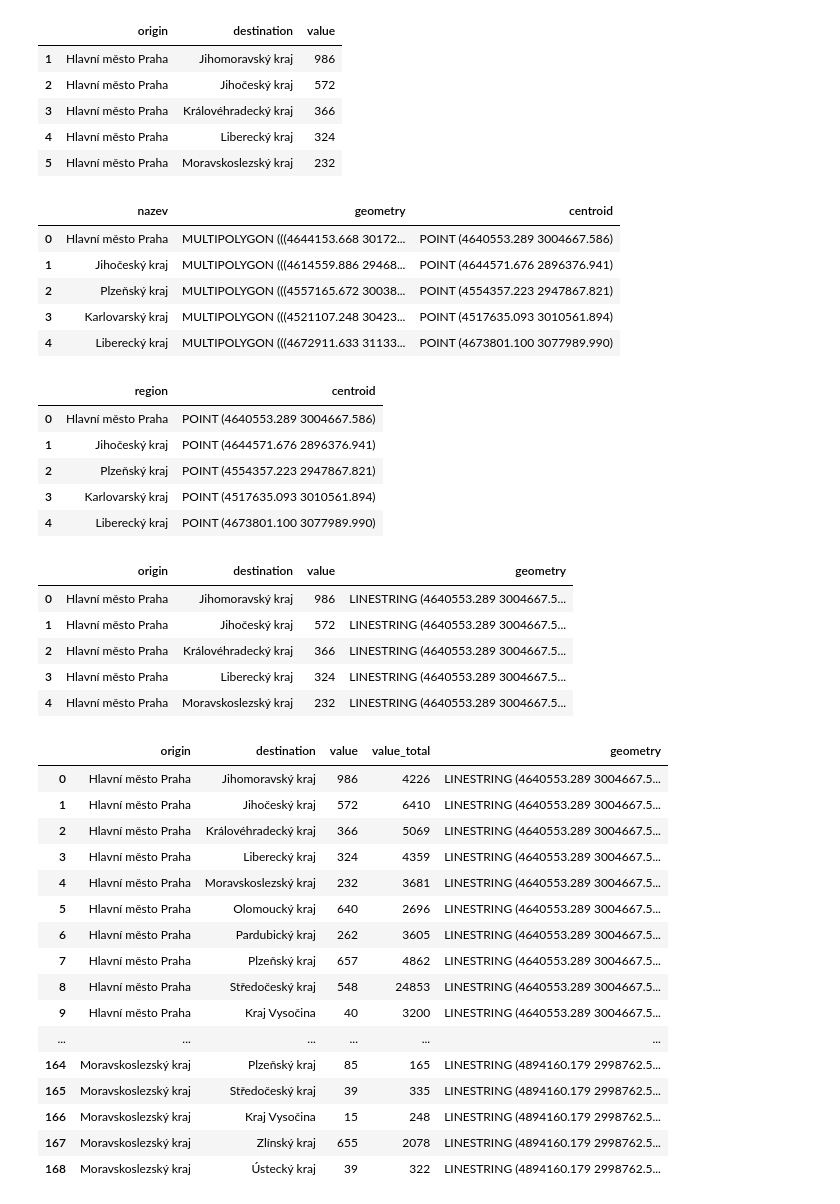
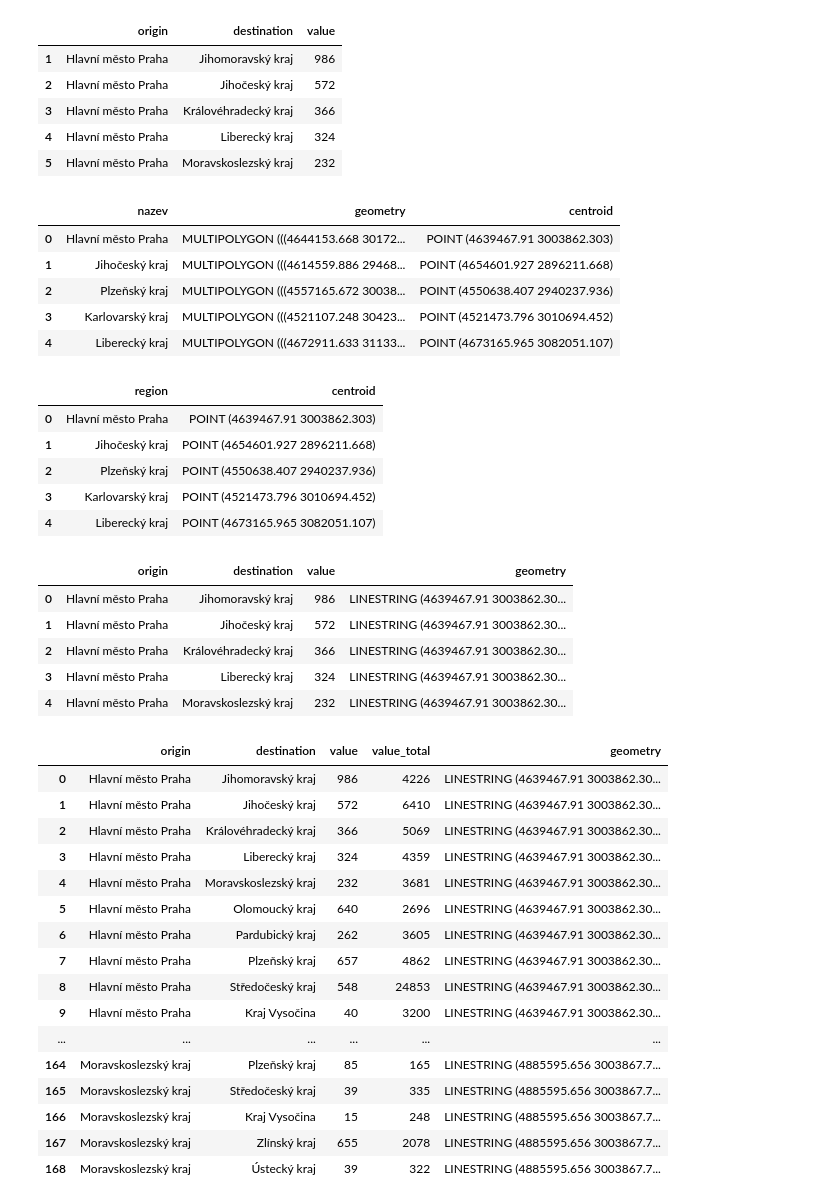
Before and after one commit to kovarmi9/PKAR_mobility_of_university_students, a Jupyter notebook: notebooks/linie_pokus.ipynb, the cells around one changed output. Drawn from its saved outputs; the diff is of its cells as text; code cells hidden in the pictures.

```diff
--- a/notebooks/linie_pokus.ipynb
+++ b/notebooks/linie_pokus.ipynb
@@ -37,17 +39,32 @@ df_clean.head()
 # %%
 # gdf_regions -> gdf_regions
 gdf_regions = gpd.read_file('../data/czech/regions.gpkg')
 gdf_regions = gdf_regions[['nazev','geometry']]
-gdf_regions['centroid'] = gdf_regions.geometry.centroid
+gdf_regions['centroid'] = gdf_regions.representative_point()
+
+# Prepare transformation from WGS84 to the CRS of gdf
+transformer = Transformer.from_crs("EPSG:4326", gdf_regions.crs, always_xy=True)
+
+# Manually define centroid in WGS84 and transform it to target CRS
+x, y = transformer.transform(14.9, 49.9)  # longitude, latitude
+manual_centroids = {
+    'Středočeský kraj': Point(x, y)
+}
+
+# Apply manual centroid if match is found
+gdf_regions['centroid'] = gdf_regions.apply(
+    lambda row: manual_centroids.get(row['nazev'], row['centroid']),
+    axis=1
+)
 
 gdf_regions.head()
 # %% [output]
 |  | nazev | geometry | centroid |
-| 0 | Hlavní město Praha | MULTIPOLYGON (((4644153.668 30172... | POINT (4640553.289 3004667.586) |
-| 1 | Jihočeský kraj | MULTIPOLYGON (((4614559.886 29468... | POINT (4644571.676 2896376.941) |
-| 2 | Plzeňský kraj | MULTIPOLYGON (((4557165.672 30038... | POINT (4554357.223 2947867.821) |
-| 3 | Karlovarský kraj | MULTIPOLYGON (((4521107.248 30423... | POINT (4517635.093 3010561.894) |
-| 4 | Liberecký kraj | MULTIPOLYGON (((4672911.633 31133... | POINT (4673801.100 3077989.990) |
+| 0 | Hlavní město Praha | MULTIPOLYGON (((4644153.668 30172... | POINT (4639467.91 3003862.303) |
+| 1 | Jihočeský kraj | MULTIPOLYGON (((4614559.886 29468... | POINT (4654601.927 2896211.668) |
+| 2 | Plzeňský kraj | MULTIPOLYGON (((4557165.672 30038... | POINT (4550638.407 2940237.936) |
+| 3 | Karlovarský kraj | MULTIPOLYGON (((4521107.248 30423... | POINT (4521473.796 3010694.452) |
+| 4 | Liberecký kraj | MULTIPOLYGON (((4672911.633 31133... | POINT (4673165.965 3082051.107) |
 # %%
 # gdf_centroids pro merge
 gdf_centroids = (
@@ -58,11 +75,11 @@ gdf_centroids = (
 gdf_centroids.head()
 # %% [output]
 |  | region | centroid |
-| 0 | Hlavní město Praha | POINT (4640553.289 3004667.586) |
-| 1 | Jihočeský kraj | POINT (4644571.676 2896376.941) |
-| 2 | Plzeňský kraj | POINT (4554357.223 2947867.821) |
-| 3 | Karlovarský kraj | POINT (4517635.093 3010561.894) |
-| 4 | Liberecký kraj | POINT (4673801.100 3077989.990) |
+| 0 | Hlavní město Praha | POINT (4639467.91 3003862.303) |
+| 1 | Jihočeský kraj | POINT (4654601.927 2896211.668) |
+| 2 | Plzeňský kraj | POINT (4550638.407 2940237.936) |
+| 3 | Karlovarský kraj | POINT (4521473.796 3010694.452) |
+| 4 | Liberecký kraj | POINT (4673165.965 3082051.107) |
 # %%
 # df_clean + gdf_centroids -> gdf_flows_base
 df_merge = (
@@ -98,11 +115,11 @@ gdf_flows_base = gpd.GeoDataFrame(
 gdf_flows_base.head()
 # %% [output]
 |  | origin | destination | value | geometry |
-| 0 | Hlavní město Praha | Jihomoravský kraj | 986 | LINESTRING (4640553.289 3004667.5... |
-| 1 | Hlavní město Praha | Jihočeský kraj | 572 | LINESTRING (4640553.289 3004667.5... |
-| 2 | Hlavní město Praha | Královéhradecký kraj | 366 | LINESTRING (4640553.289 3004667.5... |
-| 3 | Hlavní město Praha | Liberecký kraj | 324 | LINESTRING (4640553.289 3004667.5... |
-| 4 | Hlavní město Praha | Moravskoslezský kraj | 232 | LINESTRING (4640553.289 3004667.5... |
+| 0 | Hlavní město Praha | Jihomoravský kraj | 986 | LINESTRING (4639467.91 3003862.30... |
+| 1 | Hlavní město Praha | Jihočeský kraj | 572 | LINESTRING (4639467.91 3003862.30... |
+| 2 | Hlavní město Praha | Královéhradecký kraj | 366 | LINESTRING (4639467.91 3003862.30... |
+| 3 | Hlavní město Praha | Liberecký kraj | 324 | LINESTRING (4639467.91 3003862.30... |
+| 4 | Hlavní město Praha | Moravskoslezský kraj | 232 | LINESTRING (4639467.91 3003862.30... |
 # %%
 # Textová klíčová dvojice
 gdf_flows_total = gdf_flows_base.copy()
@@ -125,22 +142,22 @@ gdf_flows_total = gdf_flows_total.drop(columns='pair')
 gdf_flows_total[['origin','destination','value','value_total','geometry']]
 # %% [output]
 |  | origin | destination | value | value_total | geometry |
-| 0 | Hlavní město Praha | Jihomoravský kraj | 986 | 4226 | LINESTRING (4640553.289 3004667.5... |
-| 1 | Hlavní město Praha | Jihočeský kraj | 572 | 6410 | LINESTRING (4640553.289 3004667.5... |
-| 2 | Hlavní město Praha | Královéhradecký kraj | 366 | 5069 | LINESTRING (4640553.289 3004667.5... |
-| 3 | Hlavní město Praha | Liberecký kraj | 324 | 4359 | LINESTRING (4640553.289 3004667.5... |
-| 4 | Hlavní město Praha | Moravskoslezský kraj | 232 | 3681 | LINESTRING (4640553.289 3004667.5... |
-| 5 | Hlavní město Praha | Olomoucký kraj | 640 | 2696 | LINESTRING (4640553.289 3004667.5... |
-| 6 | Hlavní město Praha | Pardubický kraj | 262 | 3605 | LINESTRING (4640553.289 3004667.5... |
-| 7 | Hlavní město Praha | Plzeňský kraj | 657 | 4862 | LINESTRING (4640553.289 3004667.5... |
-| 8 | Hlavní město Praha | Středočeský kraj | 548 | 24853 | LINESTRING (4640553.289 3004667.5... |
-| 9 | Hlavní město Praha | Kraj Vysočina | 40 | 3200 | LINESTRING (4640553.289 3004667.5... |
+| 0 | Hlavní město Praha | Jihomoravský kraj | 986 | 4226 | LINESTRING (4639467.91 3003862.30... |
+| 1 | Hlavní město Praha | Jihočeský kraj | 572 | 6410 | LINESTRING (4639467.91 3003862.30... |
+| 2 | Hlavní město Praha | Královéhradecký kraj | 366 | 5069 | LINESTRING (4639467.91 3003862.30... |
+| 3 | Hlavní město Praha | Liberecký kraj | 324 | 4359 | LINESTRING (4639467.91 3003862.30... |
+| 4 | Hlavní město Praha | Moravskoslezský kraj | 232 | 3681 | LINESTRING (4639467.91 3003862.30... |
+| 5 | Hlavní město Praha | Olomoucký kraj | 640 | 2696 | LINESTRING (4639467.91 3003862.30... |
+| 6 | Hlavní město Praha | Pardubický kraj | 262 | 3605 | LINESTRING (4639467.91 3003862.30... |
+| 7 | Hlavní město Praha | Plzeňský kraj | 657 | 4862 | LINESTRING (4639467.91 3003862.30... |
+| 8 | Hlavní město Praha | Středočeský kraj | 548 | 24853 | LINESTRING (4639467.91 3003862.30... |
+| 9 | Hlavní město Praha | Kraj Vysočina | 40 | 3200 | LINESTRING (4639467.91 3003862.30... |
 | ... | ... | ... | ... | ... | ... |
-| 164 | Moravskoslezský kraj | Plzeňský kraj | 85 | 165 | LINESTRING (4894160.179 2998762.5... |
-| 165 | Moravskoslezský kraj | Středočeský kraj | 39 | 335 | LINESTRING (4894160.179 2998762.5... |
-| 166 | Moravskoslezský kraj | Kraj Vysočina | 15 | 248 | LINESTRING (4894160.179 2998762.5... |
-| 167 | Moravskoslezský kraj | Zlínský kraj | 655 | 2078 | LINESTRING (4894160.179 2998762.5... |
-| 168 | Moravskoslezský kraj | Ústecký kraj | 39 | 322 | LINESTRING (4894160.179 2998762.5... |
+| 164 | Moravskoslezský kraj | Plzeňský kraj | 85 | 165 | LINESTRING (4885595.656 3003867.7... |
+| 165 | Moravskoslezský kraj | Středočeský kraj | 39 | 335 | LINESTRING (4885595.656 3003867.7... |
+| 166 | Moravskoslezský kraj | Kraj Vysočina | 15 | 248 | LINESTRING (4885595.656 3003867.7... |
+| 167 | Moravskoslezský kraj | Zlínský kraj | 655 | 2078 | LINESTRING (4885595.656 3003867.7... |
+| 168 | Moravskoslezský kraj | Ústecký kraj | 39 | 322 | LINESTRING (4885595.656 3003867.7... |
 # %%
 # Textová klíčová dvojice
 gdf_flows_total = gdf_flows_base.copy()
```
Also changed, not shown: parts of 5 cells of this notebook, 21 other files.
